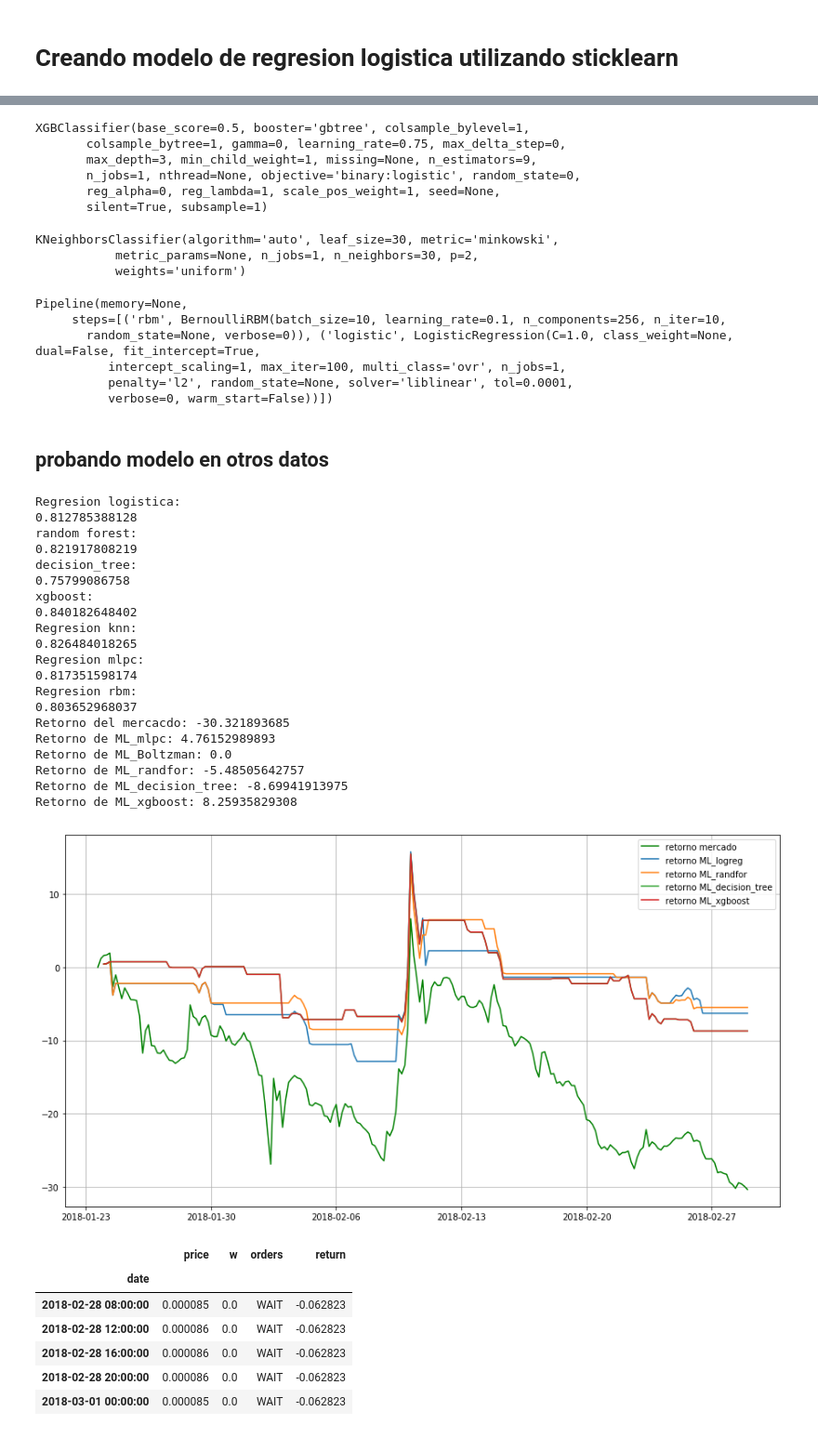
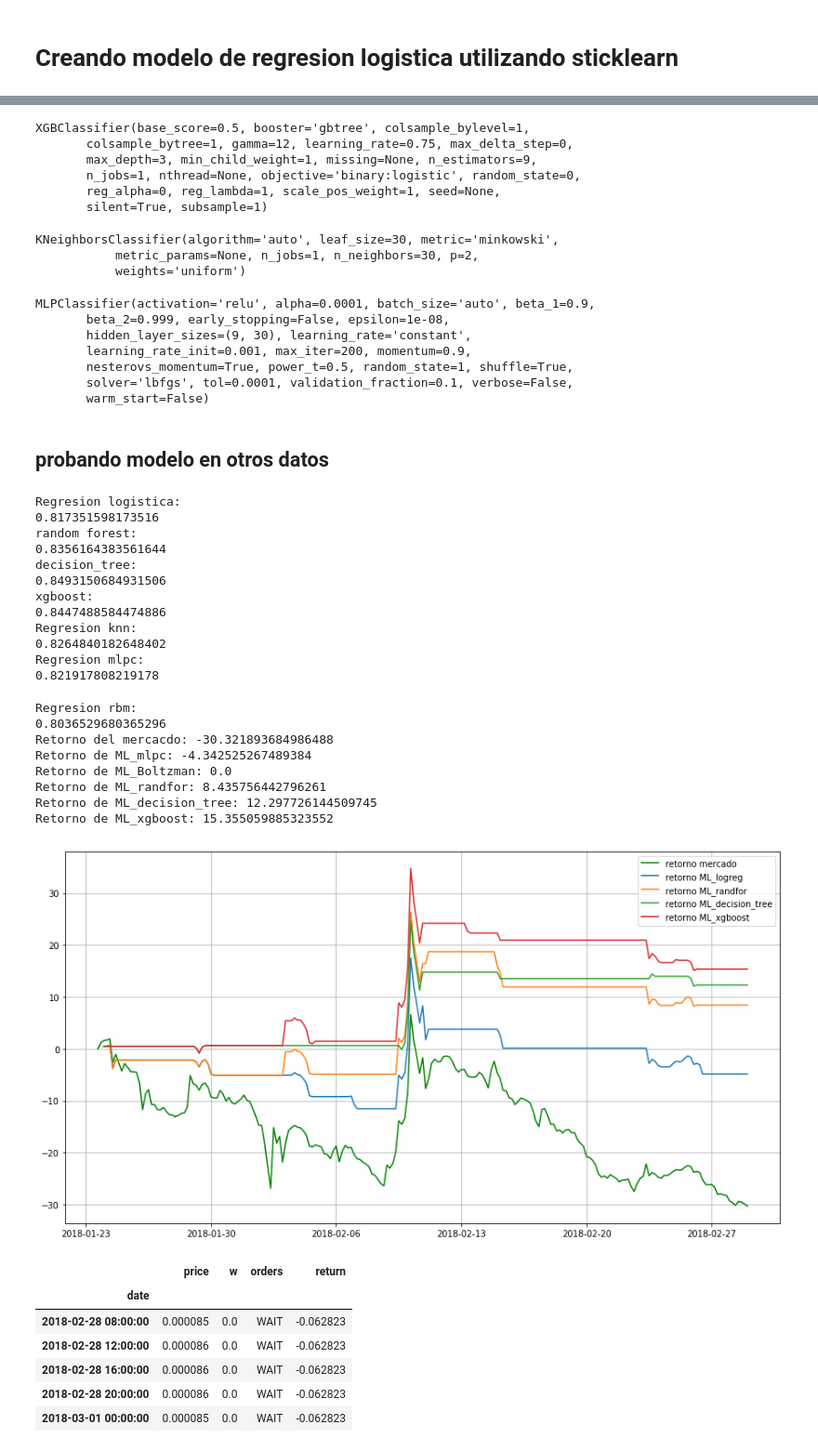
Before and after one commit to ADCryptoSolutions/adcb, a Jupyter notebook: ML strategy.ipynb, the cells around one changed output, grey strips where cells are left out. Shown at 93% size. Cells and saved outputs as stored; diff of their text form; code cells hidden in the pictures.

```diff
--- a/ML strategy.ipynb
+++ b/ML strategy.ipynb
@@ -204,7 +219,7 @@ from xgboost import XGBClassifier
 features = ["price","rsi","cci","macds","macd","wr","trix","vr"]
 
 # regresion logistica
-logreg = LogisticRegression()
+logreg = LogisticRegression(C=0.150, )
 
 train.replace([np.inf, -np.inf], np.nan, inplace=True)
 train.fillna(method='bfill', inplace=True)
@@ -220,19 +235,19 @@ LogisticRegression(C=1.0, class_weight=None, dual=False, fit_intercept=True,
           verbose=0, warm_start=False)
 # %%
 # random forests
-random_forest = RandomForestClassifier(n_estimators=10)
+random_forest = RandomForestClassifier(n_estimators=45, max_depth=4, min_samples_split=65)
 random_forest.fit(train[features],train["ideal_w"])
 
-#DecisionTreeClassifier
-decision_tree = DecisionTreeClassifier(max_depth=16)
+# DecisionTreeClassifier
+decision_tree = DecisionTreeClassifier(max_depth=3, min_samples_split=250, min_samples_leaf=145)
 decision_tree.fit(train[features],train["ideal_w"])
 
-#XGBoost
-xgb = XGBClassifier(n_estimators=9, learning_rate=0.75)
+# XGBoost
+xgb = XGBClassifier(n_estimators=9, learning_rate=0.75, gamma=12)
 xgb.fit(train[features],train["ideal_w"])
 # %% [output]
 XGBClassifier(base_score=0.5, booster='gbtree', colsample_bylevel=1,
-       colsample_bytree=1, gamma=0, learning_rate=0.75, max_delta_step=0,
+       colsample_bytree=1, gamma=12, learning_rate=0.75, max_delta_step=0,
        max_depth=3, min_child_weight=1, missing=None, n_estimators=9,
        n_jobs=1, nthread=None, objective='binary:logistic', random_state=0,
        reg_alpha=0, reg_lambda=1, scale_pos_weight=1, seed=None,
@@ -251,23 +266,24 @@ KNeighborsClassifier(algorithm='auto', leaf_size=30, metric='minkowski',
 
 # MLPClassifier
 
-mlpc = MLPClassifier(solver='lbfgs',random_state=1, hidden_layer_sizes=(10,300))
+mlpc = MLPClassifier(solver='lbfgs',random_state=1, hidden_layer_sizes=(9,30))
 
 mlpc.fit(train[features],train["ideal_w"])
 
 # BernoulliRBM
 
-rbm = BernoulliRBM()
-logistic = LogisticRegression()
-classifier = Pipeline([("rbm",rbm),("logistic",logistic)])
-classifier.fit(train[features],train["ideal_w"])
+#rbm = BernoulliRBM()
+#logistic = LogisticRegression()
+#classifier = Pipeline([("rbm",rbm),("logistic",logistic)])
+#classifier.fit(train[features],train["ideal_w"])
 # %% [output]
-Pipeline(memory=None,
-     steps=[('rbm', BernoulliRBM(batch_size=10, learning_rate=0.1, n_components=256, n_iter=10,
-       random_state=None, verbose=0)), ('logistic', LogisticRegression(C=1.0, class_weight=None, dual=False, fit_intercept=True,
-          intercept_scaling=1, max_iter=100, multi_class='ovr', n_jobs=1,
-          penalty='l2', random_state=None, solver='liblinear', tol=0.0001,
-          verbose=0, warm_start=False))])
+MLPClassifier(activation='relu', alpha=0.0001, batch_size='auto', beta_1=0.9,
+       beta_2=0.999, early_stopping=False, epsilon=1e-08,
+       hidden_layer_sizes=(9, 30), learning_rate='constant',
+       learning_rate_init=0.001, max_iter=200, momentum=0.9,
+       nesterovs_momentum=True, power_t=0.5, random_state=1, shuffle=True,
+       solver='lbfgs', tol=0.0001, validation_fraction=0.1, verbose=False,
+       warm_start=False)
 # %% [markdown]
 ## probando modelo en otros datos
 # %%
@@ -357,49 +373,49 @@ print 'Retorno de Precio VS EMA5: %s'%(relativeReturn2Test*100)
 print 'Retorno de ML_logreg: %s'%(relativeReturn5*100)
 print 'Retorno de ML_randfor: %s'%(relativeReturn6*100)
 print 'Retorno de ML_knn: %s'%(relativeReturn7*100)
 """
 print 'Retorno de ML_mlpc: %s'%(relativeReturn8*100)
 print 'Retorno de ML_Boltzman: %s'%(relativeReturn9*100)
 print 'Retorno de ML_randfor: %s'%(relativeReturn6*100)
 print 'Retorno de ML_decision_tree: %s'%(relativeReturn62*100)
 print 'Retorno de ML_xgboost: %s'%(relativeReturn63*100)
 
 plt.plot(df.index[int(len(data)*per):],cum_return2*100,'g', label='retorno mercado')
 #plt.plot(df.index[int(len(data)*per):],vTest*100,'y',label='retorno EMA_5vsSMA_13')
 #plt.plot(df.index[int(len(data)*per):],v3Test*100,'b',label='retorno SMA_20')
 #plt.plot(df.index[int(len(data)*per):],v2Test*100,'r',label='retorno EMA_5')
 plt.plot(df.index[int(len(data)*per):],v5*100,label='retorno ML_logreg')
 plt.plot(df.index[int(len(data)*per):],v6*100,label='retorno ML_randfor')
 plt.plot(df.index[int(len(data)*per):],v62*100,label='retorno ML_decision_tree')
-plt.plot(df.index[int(len(data)*per):],v62*100,label='retorno ML_xgboost')
+plt.plot(df.index[int(len(data)*per):],v63*100,label='retorno ML_xgboost')
 #plt.plot(df.index[int(len(data)*per):],v7*100,label='retorno ML_knn')
 #plt.plot(df.index[int(len(data)*per):],v8*100,label='retorno ML_mlcp')
 #plt.plot(df.index[int(len(data)*per):],v9*100,label='retorno ML_Botzman')
 
 plt.legend(loc='best')
 plt.grid()
 # %% [output]
 Regresion logistica:
-0.812785388128
+0.817351598173516
 random forest:
-0.821917808219
+0.8356164383561644
 decision_tree:
-0.75799086758
+0.8493150684931506
 xgboost:
-0.840182648402
+0.8447488584474886
 Regresion knn:
-0.826484018265
+0.8264840182648402
 Regresion mlpc:
-0.817351598174
-Regresion rbm:
-0.803652968037
-Retorno del mercacdo: -30.321893685
-Retorno de ML_mlpc: 4.76152989893
-Retorno de ML_Boltzman: 0.0
-Retorno de ML_randfor: -5.48505642757
-Retorno de ML_decision_tree: -8.69941913975
-Retorno de ML_xgboost: 8.25935829308
+0.821917808219178
+Regresion rbm:
+0.8036529680365296
+Retorno del mercacdo: -30.321893684986488
+Retorno de ML_mlpc: -4.342525267489384
+Retorno de ML_Boltzman: 0.0
+Retorno de ML_randfor: 8.435756442796261
+Retorno de ML_decision_tree: 12.297726144509745
+Retorno de ML_xgboost: 15.355059885323552
-[figure, old version]
+[figure, new version]
 # %%
 w5.tail()
 # %% [output]
```
Also changed, not shown: parts of 7 cells of this notebook, 2 other files.
